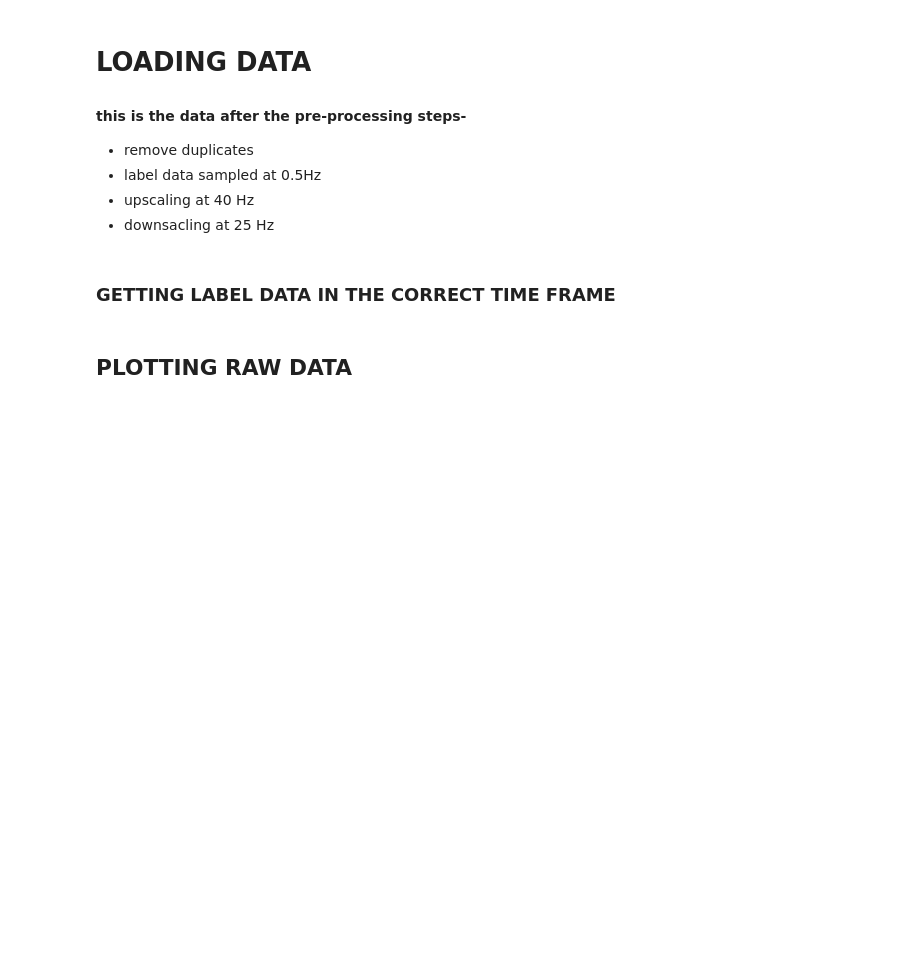
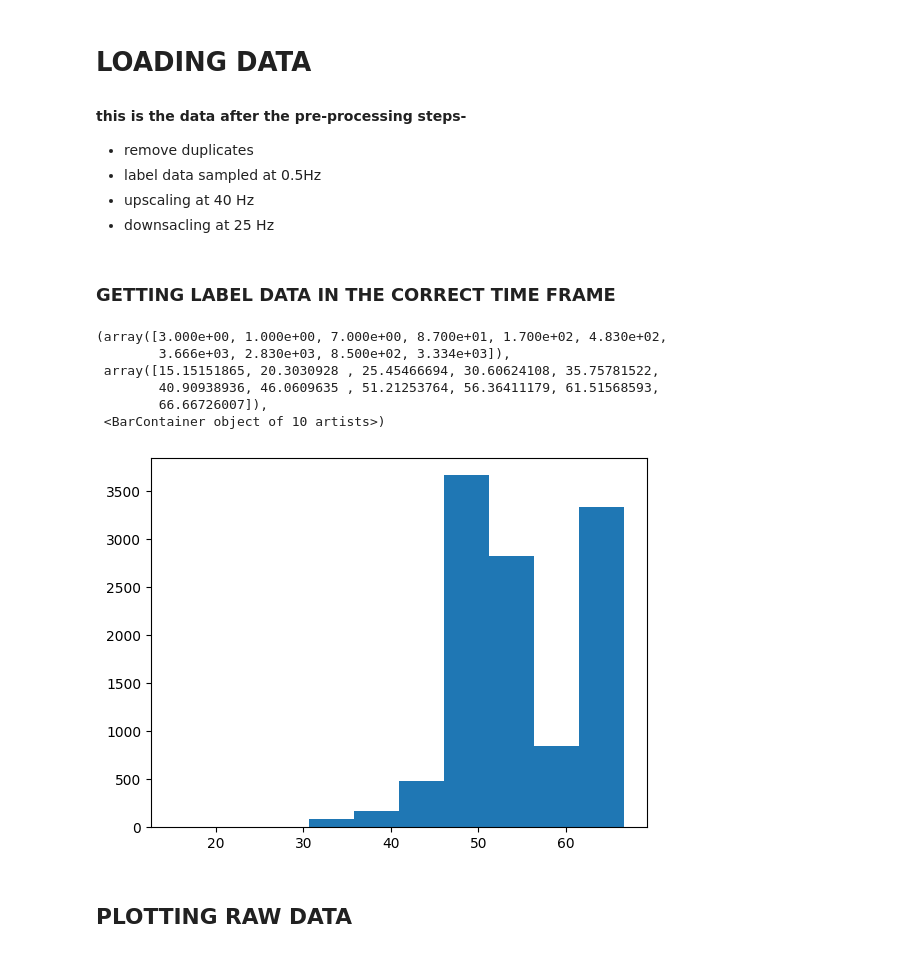
Before and after one commit to Adwai04/road-pci-2.0, a Jupyter notebook: testing/cleaned_nb.ipynb, the cells around one changed output. Cells and saved outputs as stored; diff of their text form; code cells hidden in the pictures; blank space fills up the shorter version.

```diff
--- a/testing/cleaned_nb.ipynb
+++ b/testing/cleaned_nb.ipynb
@@ -62,7 +62,7 @@ event_based_analysis = False
 # %%
 acc_data_cleaned = pd.read_pickle('../data/acc/21march2024/pickledData/pickled3.pkl')
 label_data_cleaned = pd.read_csv('../data/labels/21March2024/auto_3_labels.csv')
-acc_data_raw = pd.read_csv('../data/acc/test_data/raw_data/reading-bhr1_AccData_2024-05-08 09 04_Auto.csv')
+acc_data_raw = pd.read_csv('../data/acc/test_data/raw_data/labe-1_eRickshaw_AccData_2024-05-19 09 31_Auto.csv')
 # %%
 date = '21March2024'
 data_num = 6
@@ -95,10 +95,24 @@ if label_data_cleaned['Time'].dtype != float:
     time_ = [datetime.strptime(x, '%Y-%m-%d %H:%M:%S:%f') for x in time_]
     time_ = pd.Series(time_)
     time_ = time_.apply(lambda x: x.timestamp())
+    acc_data_raw['accTime'] = time_
 
     time = time - time_[0]
     label_data_cleaned['Time'] = time
     label_data_cleaned.head()
+# %%
+acc_data_raw['accTime'] = acc_data_raw['accTime'] - acc_data_raw['accTime'][0]
+time_arr = acc_data_raw['accTime'].to_numpy()
+freq_arr = np.array([1/(time_arr[i+1]-time_arr[i]) for i in range(len(time_arr)-1)])
+plt.hist(freq_arr)
+# %% [output]
+(array([3.000e+00, 1.000e+00, 7.000e+00, 8.700e+01, 1.700e+02, 4.830e+02,
+        3.666e+03, 2.830e+03, 8.500e+02, 3.334e+03]),
+ array([15.15151865, 20.3030928 , 25.45466694, 30.60624108, 35.75781522,
+        40.90938936, 46.0609635 , 51.21253764, 56.36411179, 61.51568593,
+        66.66726007]),
+ <BarContainer object of 10 artists>)
+[figure, added]
 # %% [markdown]
 ## PLOTTING RAW DATA
 # %%
```
Also changed, not shown: 8 other files.
